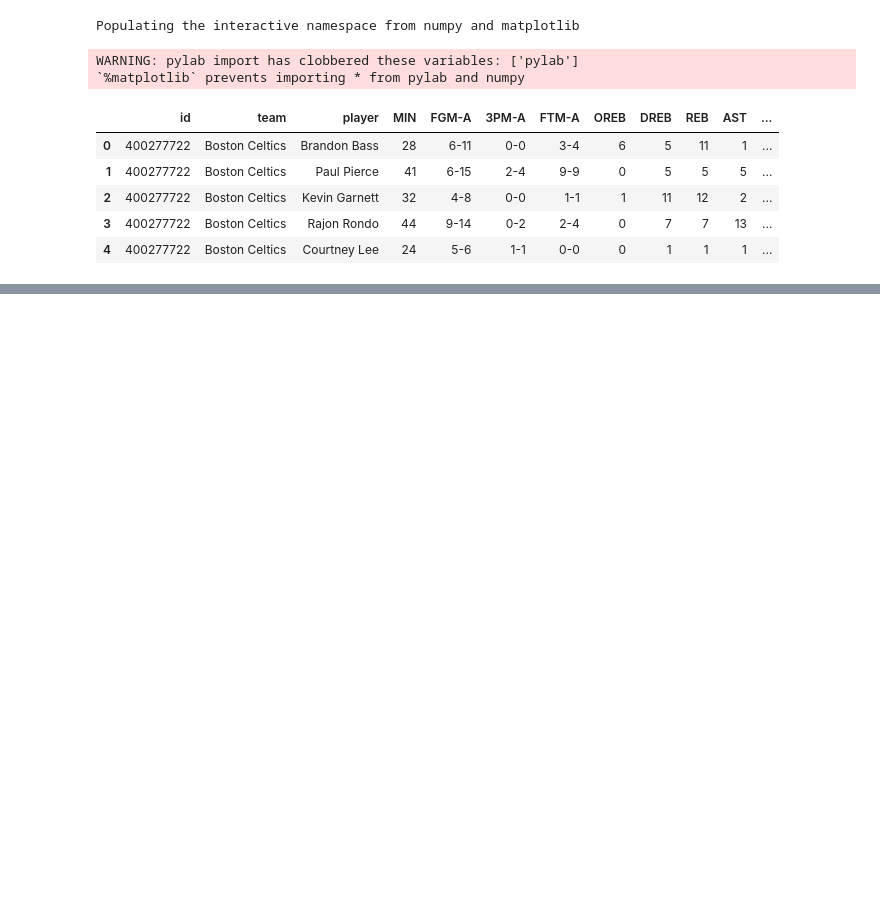
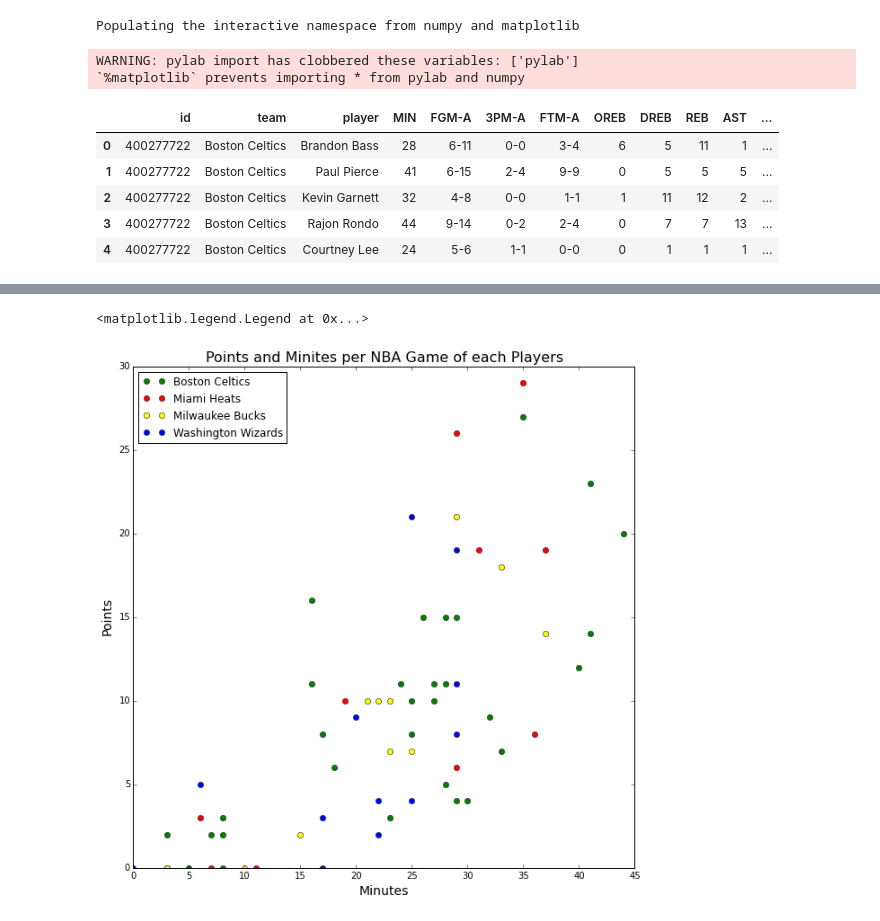
Before and after one commit to YifanXie520/PUI2015_yxie, a Jupyter notebook: HW8/HW8.ipynb, the cells around one changed output, grey strips where cells are left out. Drawn from its saved outputs; the diff is of its cells as text; code cells hidden in the pictures; blank space fills up the shorter version.

```diff
--- a/HW8/HW8.ipynb
+++ b/HW8/HW8.ipynb
@@ -32,0 +45,26 @@ pl.title('Points and Minites per NBA Game of each Players')
+# %%
+Boston_Celtics = players[players['team'] == 'Boston Celtics']
+Boston_Celtics.reset_index(level = None, drop = False, inplace = True)
+
+Miami_Heats= players[players['team'] == 'Miami Heat']
+Miami_Heats.reset_index(level = None, drop = False, inplace = True)
+
+Milwaukee_Bucks= players[players['team'] == 'Milwaukee Bucks']
+Milwaukee_Bucks.reset_index(level = None, drop = False, inplace = True)
+
+Washington_Wizards= players[players['team'] == 'Washington Wizards']
+Washington_Wizards.reset_index(level = None, drop = False, inplace = True)
+# %%
+pl.figure(figsize = (10,10))
+pl.plot(Boston_Celtics['MIN'], Boston_Celtics['PTS'], 'o', label = 'Boston Celtics', color = "green")
+pl.plot(Miami_Heats['MIN'], Miami_Heats['PTS'], 'o', label = 'Miami Heats', color ="red")
+pl.plot(Milwaukee_Bucks['MIN'], Milwaukee_Bucks['PTS'], 'o', label = 'Milwaukee Bucks', color = "yellow")
+pl.plot(Washington_Wizards['MIN'], Washington_Wizards['PTS'], 'o', label = 'Washington Wizards', color = "blue")
+
+pl.xlabel('Minutes', fontsize = 14)
+pl.ylabel('Points', fontsize = 14)
+pl.title ('Points and Minites per NBA Game of each Players', fontsize = 16)
+pl.legend(loc = 'best', fontsize = 12)
+# %% [output]
+<matplotlib.legend.Legend at 0x...>
+[figure, added]
```
Also changed, not shown: parts of 2 cells of this notebook, 3 other files.
